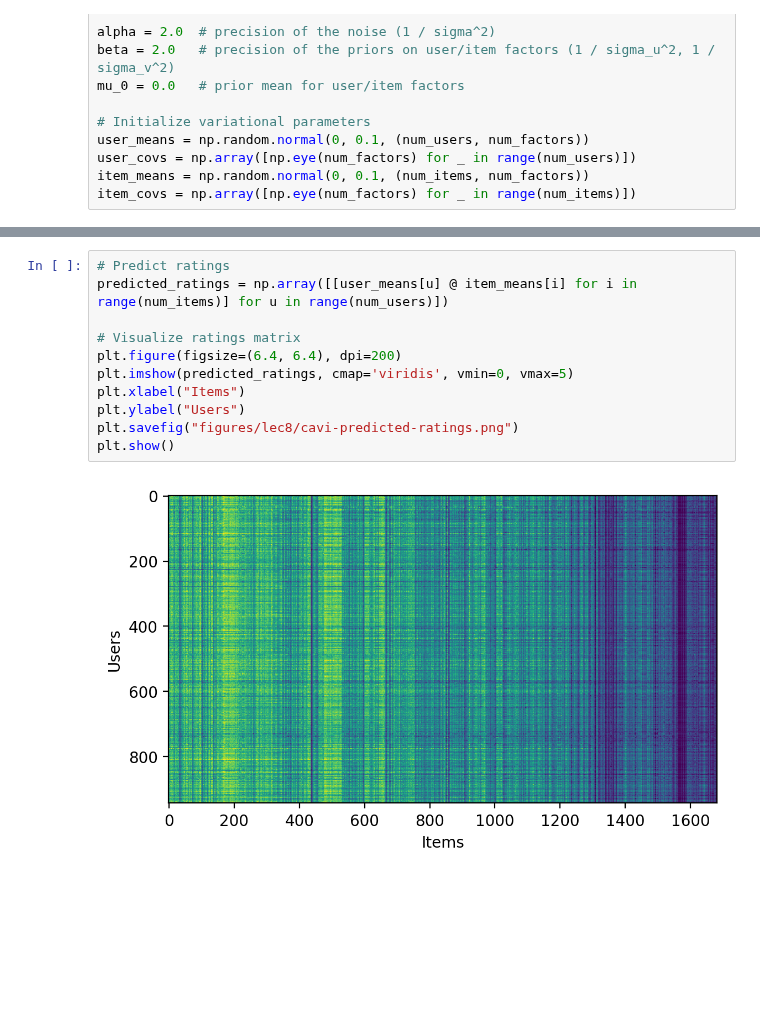
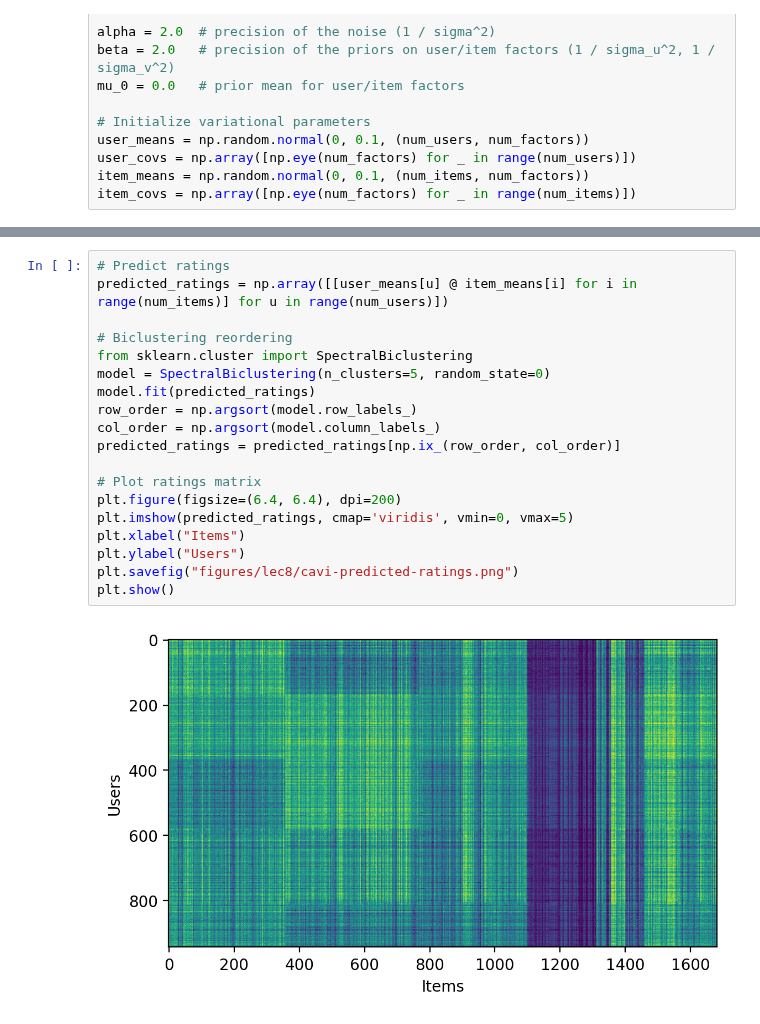
Before and after one commit to glouppe/dats0001-foundations-of-data-science, a Jupyter notebook: nb08a-cavi.ipynb, the cells around one changed output, grey strips where cells are left out. Cells and saved outputs as stored; diff of their text form; blank space fills up the shorter version.

```diff
--- a/nb08a-cavi.ipynb
+++ b/nb08a-cavi.ipynb
@@ -176,13 +169,21 @@ plt.show()
 # %%
 # Predict ratings
 predicted_ratings = np.array([[user_means[u] @ item_means[i] for i in range(num_items)] for u in range(num_users)])
 
-# Visualize ratings matrix
+# Biclustering reordering
+from sklearn.cluster import SpectralBiclustering
+model = SpectralBiclustering(n_clusters=5, random_state=0)
+model.fit(predicted_ratings)
+row_order = np.argsort(model.row_labels_)
+col_order = np.argsort(model.column_labels_)
+predicted_ratings = predicted_ratings[np.ix_(row_order, col_order)]
+
+# Plot ratings matrix
 plt.figure(figsize=(6.4, 6.4), dpi=200)
 plt.imshow(predicted_ratings, cmap='viridis', vmin=0, vmax=5)
 plt.xlabel("Items")
 plt.ylabel("Users")
 plt.savefig("figures/lec8/cavi-predicted-ratings.png")
 plt.show()
 # %% [output]
-[figure, old version]
+[figure, new version]
```
Also changed, not shown: parts of 3 cells of this notebook, 6 other files.
